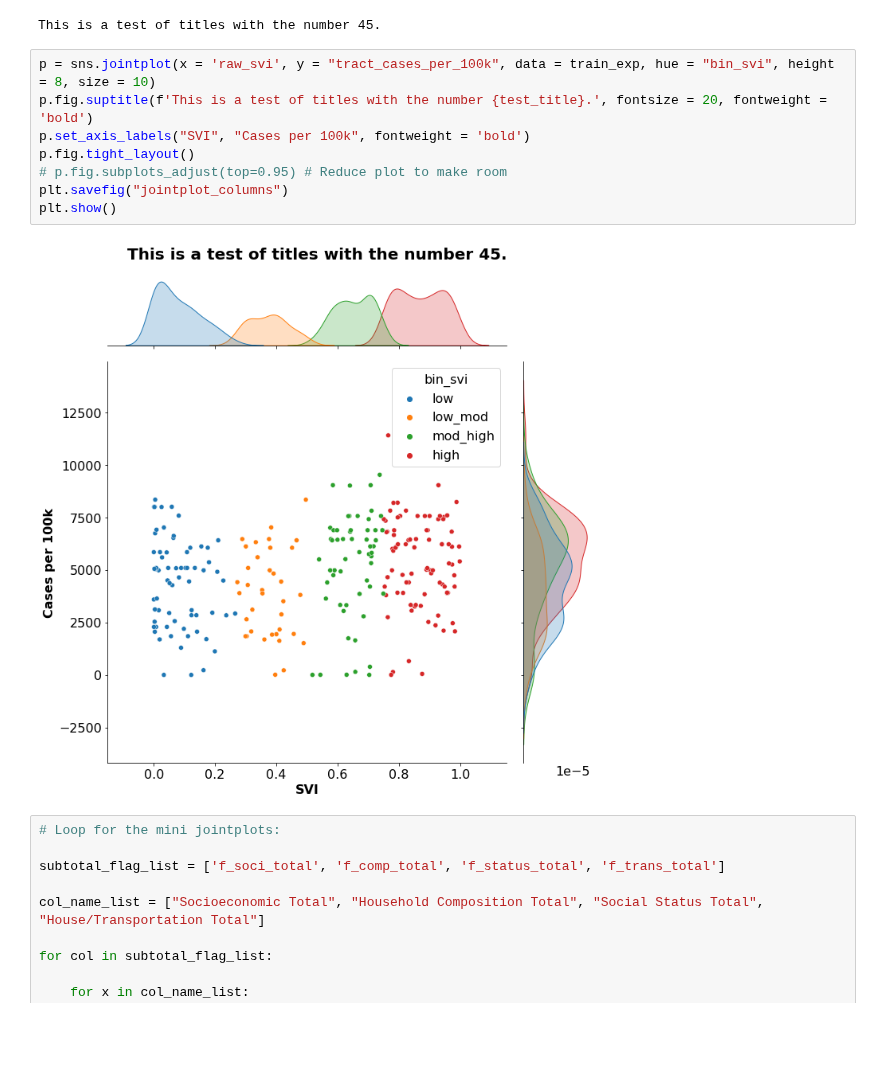
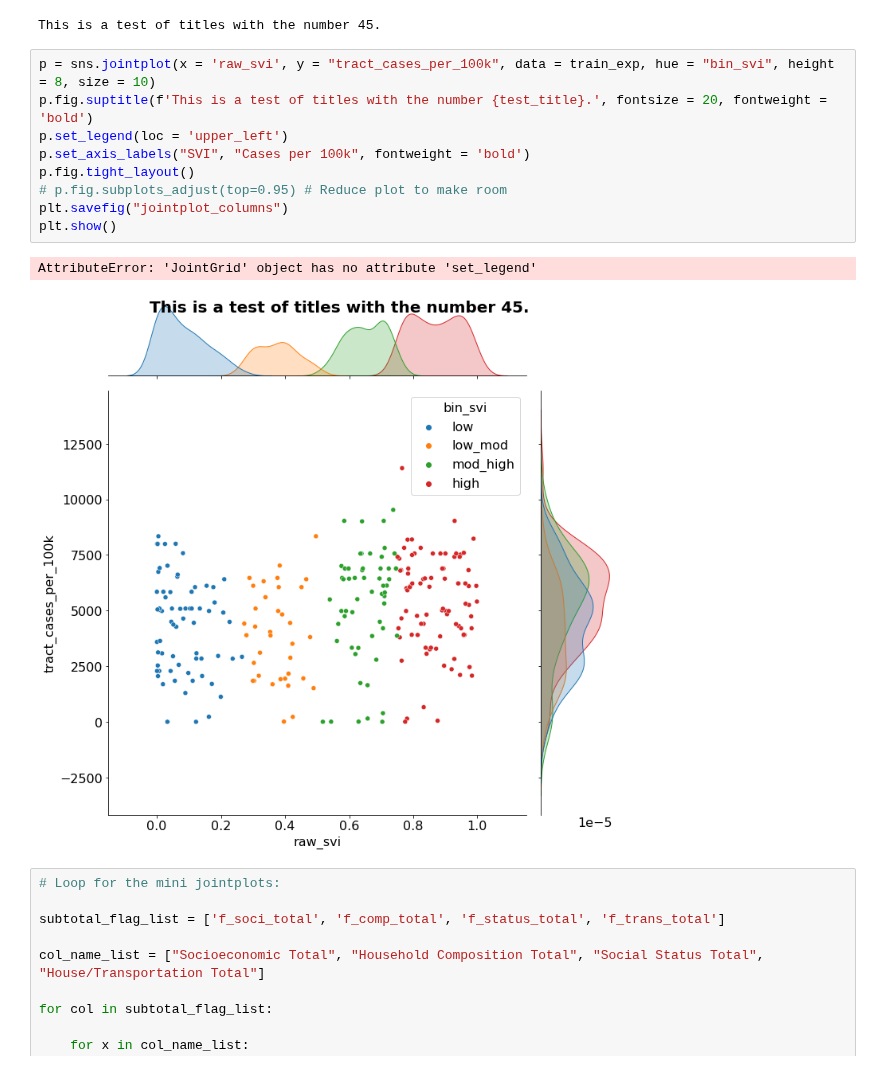
Before and after one commit to SVI-Capstone/svi_capstone, a Jupyter notebook: luke_dallas.ipynb, the cells around one changed output. Drawn from its saved outputs; the diff is of its cells as text; blank space fills up the shorter version.

```diff
--- a/luke_dallas.ipynb
+++ b/luke_dallas.ipynb
@@ -265,13 +265,15 @@ This is a test of titles with the number 45.
 # %%
 p = sns.jointplot(x = 'raw_svi', y = "tract_cases_per_100k", data = train_exp, hue = "bin_svi", height = 8, size = 10)
 p.fig.suptitle(f'This is a test of titles with the number {test_title}.', fontsize = 20, fontweight = 'bold')
+p.set_legend(loc = 'upper_left')
 p.set_axis_labels("SVI", "Cases per 100k", fontweight = 'bold')
 p.fig.tight_layout()
 # p.fig.subplots_adjust(top=0.95) # Reduce plot to make room
 plt.savefig("jointplot_columns")
 plt.show()
 # %% [output]
+AttributeError: 'JointGrid' object has no attribute 'set_legend'
-[figure, old version]
+[figure, new version]
 # %%
 # Loop for the mini jointplots:
 
```
Also changed, not shown: parts of 2 cells of this notebook, 1 other file.
